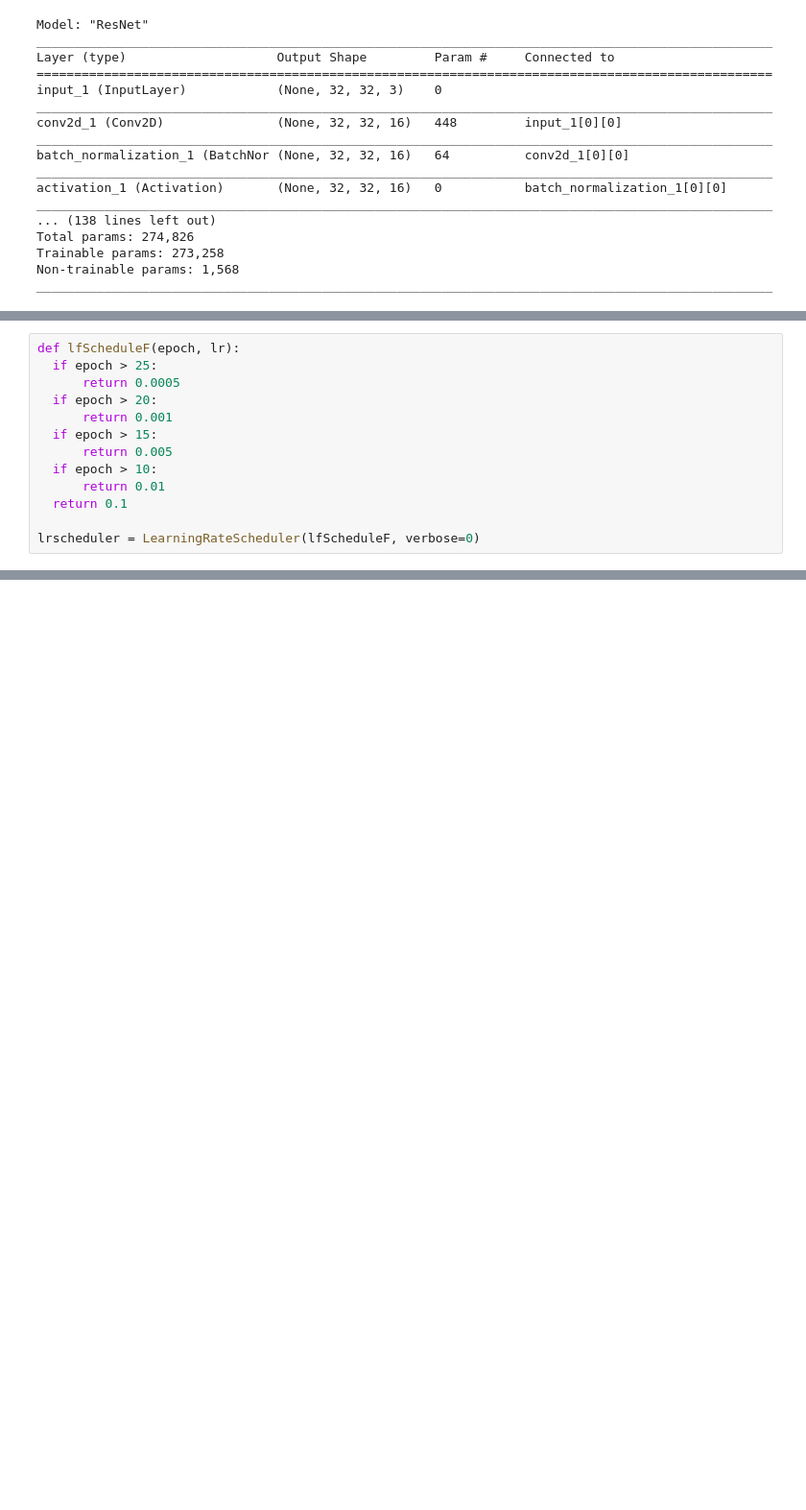
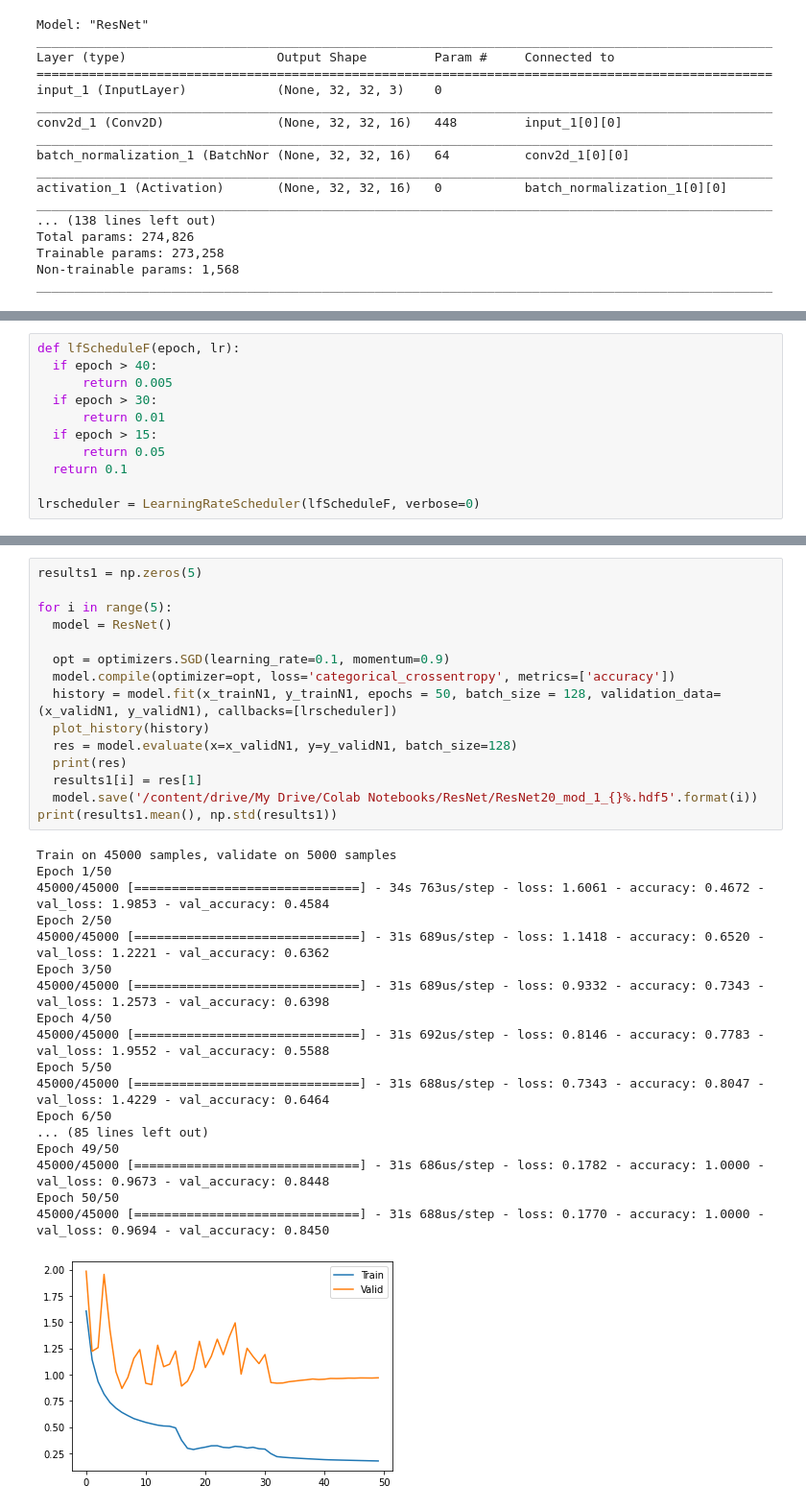
Before and after one commit to YuseqYaseq/pw-deep-learning, a Jupyter notebook: Project2/SmallModels/ResNet.ipynb, the cells around one changed output, grey strips where cells are left out. Shown at 96% size. Drawn from its saved outputs; the diff is of its cells as text; blank space fills up the shorter version.

```diff
--- a/Project2/SmallModels/ResNet.ipynb
+++ b/Project2/SmallModels/ResNet.ipynb
@@ -180,13 +165,11 @@ modelFilepath =  '/content/drive/My Drive/Colab Notebooks/ResNet/ResNet20.e{epoc
 # %%
 def lfScheduleF(epoch, lr):
-  if epoch > 25:
-      return 0.0005
-  if epoch > 20:
-      return 0.001
+  if epoch > 40:
+      return 0.005
+  if epoch > 30:
+      return 0.01
   if epoch > 15:
-      return 0.005
-  if epoch > 10:
-      return 0.01
+      return 0.05
   return 0.1
 
 lrscheduler = LearningRateScheduler(lfScheduleF, verbose=0)
@@ -229,0 +335,34 @@ Epoch 30/30
+# %%
+results1 = np.zeros(5)
+
+for i in range(5):
+  model = ResNet()
+
+  opt = optimizers.SGD(learning_rate=0.1, momentum=0.9)
+  model.compile(optimizer=opt, loss='categorical_crossentropy', metrics=['accuracy'])
+  history = model.fit(x_trainN1, y_trainN1, epochs = 50, batch_size = 128, validation_data=(x_validN1, y_validN1), callbacks=[lrscheduler])
+  plot_history(history)
+  res = model.evaluate(x=x_validN1, y=y_validN1, batch_size=128)
+  print(res)
+  results1[i] = res[1]
+  model.save('/content/drive/My Drive/Colab Notebooks/ResNet/ResNet20_mod_1_{}%.hdf5'.format(i))
+print(results1.mean(), np.std(results1))
+# %% [output]
+Train on 45000 samples, validate on 5000 samples
+Epoch 1/50
+45000/45000 [==============================] - 34s 763us/step - loss: 1.6061 - accuracy: 0.4672 - val_loss: 1.9853 - val_accuracy: 0.4584
+Epoch 2/50
+45000/45000 [==============================] - 31s 689us/step - loss: 1.1418 - accuracy: 0.6520 - val_loss: 1.2221 - val_accuracy: 0.6362
+Epoch 3/50
+45000/45000 [==============================] - 31s 689us/step - loss: 0.9332 - accuracy: 0.7343 - val_loss: 1.2573 - val_accuracy: 0.6398
+Epoch 4/50
+45000/45000 [==============================] - 31s 692us/step - loss: 0.8146 - accuracy: 0.7783 - val_loss: 1.9552 - val_accuracy: 0.5588
+Epoch 5/50
+45000/45000 [==============================] - 31s 688us/step - loss: 0.7343 - accuracy: 0.8047 - val_loss: 1.4229 - val_accuracy: 0.6464
+Epoch 6/50
+... (85 lines left out)
+Epoch 49/50
+45000/45000 [==============================] - 31s 686us/step - loss: 0.1782 - accuracy: 1.0000 - val_loss: 0.9673 - val_accuracy: 0.8448
+Epoch 50/50
+45000/45000 [==============================] - 31s 688us/step - loss: 0.1770 - accuracy: 1.0000 - val_loss: 0.9694 - val_accuracy: 0.8450
+[figure, added]
```
Also changed, not shown: parts of 35 cells of this notebook, 1 other file.
